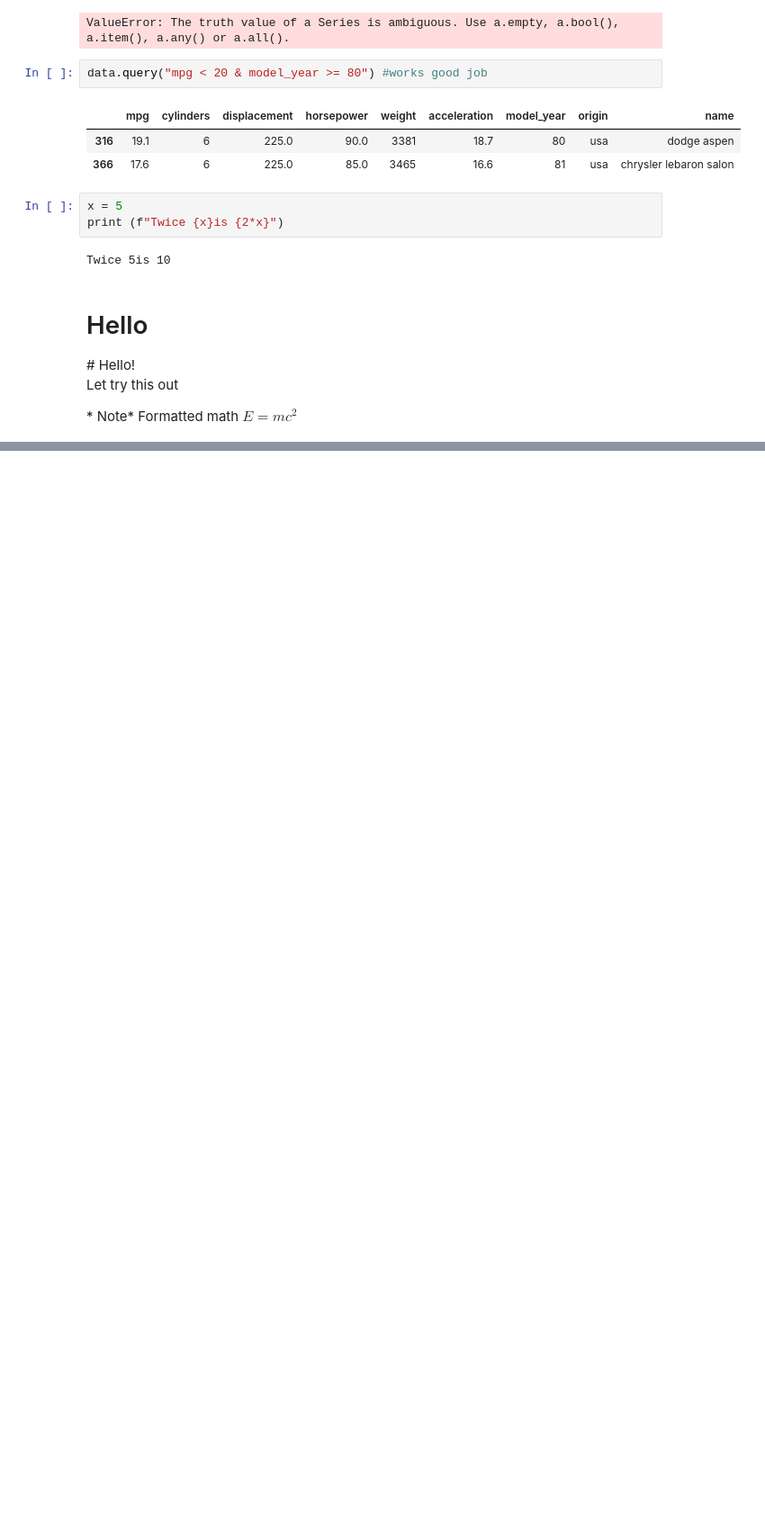
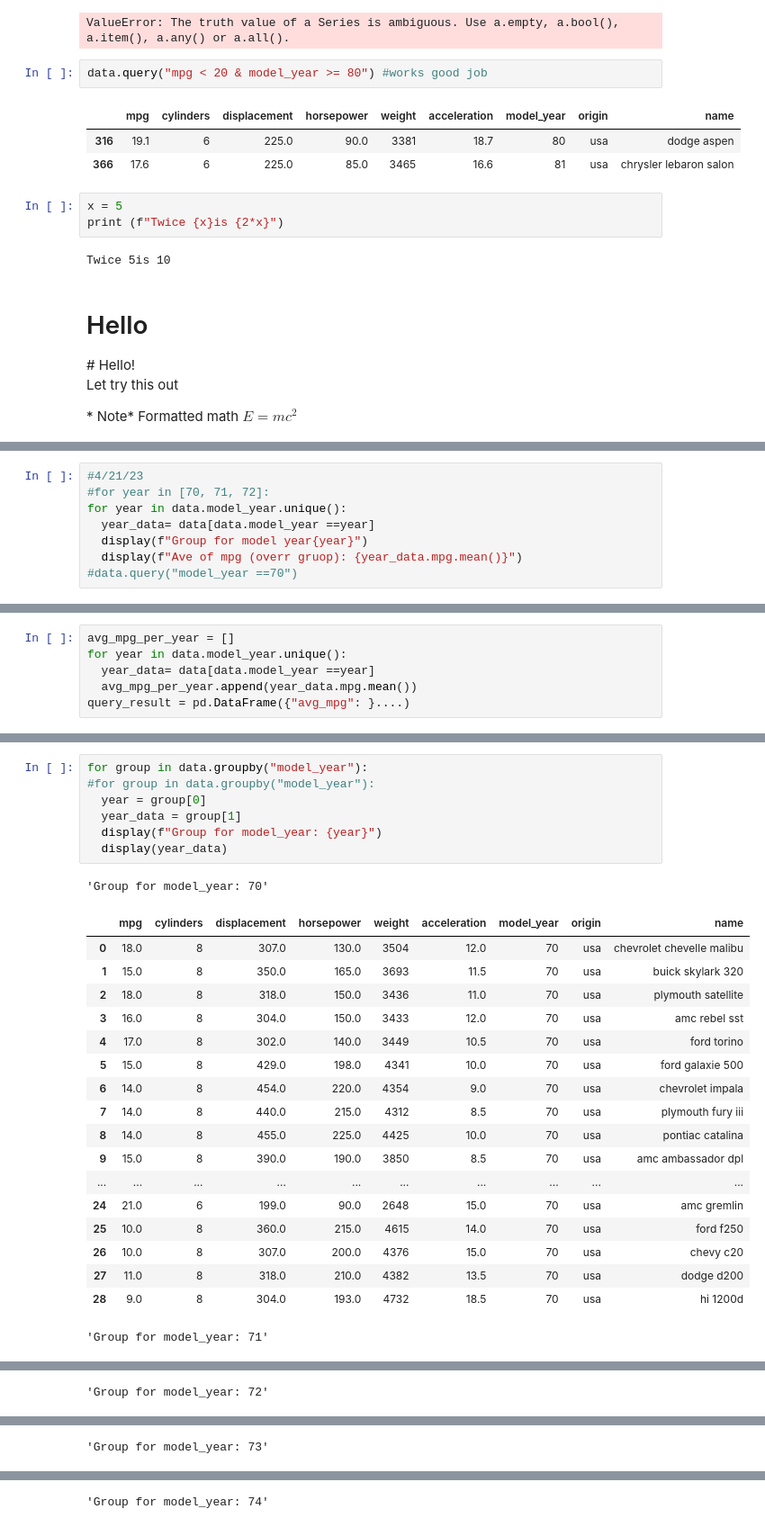
Before and after one commit to Nan227/python2023SP, a Jupyter notebook: hello_jupyter.ipynb, the cells around one changed output, grey strips where cells are left out. Shown at 90% size. Saved outputs shown, nothing was run; the diff lists cells and outputs as text; blank space fills up the shorter version.

```diff
--- a/hello_jupyter.ipynb
+++ b/hello_jupyter.ipynb
@@ -200,0 +222,8 @@ Formatted math $E = mc^2$
+# %%
+#4/21/23
+#for year in [70, 71, 72]:
+for year in data.model_year.unique():
+  year_data= data[data.model_year ==year]
+  display(f"Group for model year{year}")
+  display(f"Ave of mpg (overr gruop): {year_data.mpg.mean()}")
+#data.query("model_year ==70")
@@ -200,0 +244,6 @@ Formatted math $E = mc^2$
+# %%
+avg_mpg_per_year = []
+for year in data.model_year.unique():
+  year_data= data[data.model_year ==year]
+  avg_mpg_per_year.append(year_data.mpg.mean())
+query_result = pd.DataFrame({"avg_mpg": }....)
@@ -200,0 +254,27 @@ Formatted math $E = mc^2$
+# %%
+for group in data.groupby("model_year"):
+#for group in data.groupby("model_year"):
+  year = group[0]
+  year_data = group[1]
+  display(f"Group for model_year: {year}")
+  display(year_data)
+# %% [output]
+'Group for model_year: 70'
+|  | mpg | cylinders | displacement | horsepower | weight | acceleration | model_year | origin | name |
+| 0 | 18.0 | 8 | 307.0 | 130.0 | 3504 | 12.0 | 70 | usa | chevrolet chevelle malibu |
+| 1 | 15.0 | 8 | 350.0 | 165.0 | 3693 | 11.5 | 70 | usa | buick skylark 320 |
+| 2 | 18.0 | 8 | 318.0 | 150.0 | 3436 | 11.0 | 70 | usa | plymouth satellite |
+| 3 | 16.0 | 8 | 304.0 | 150.0 | 3433 | 12.0 | 70 | usa | amc rebel sst |
+| 4 | 17.0 | 8 | 302.0 | 140.0 | 3449 | 10.5 | 70 | usa | ford torino |
+| 5 | 15.0 | 8 | 429.0 | 198.0 | 4341 | 10.0 | 70 | usa | ford galaxie 500 |
+| 6 | 14.0 | 8 | 454.0 | 220.0 | 4354 | 9.0 | 70 | usa | chevrolet impala |
+| 7 | 14.0 | 8 | 440.0 | 215.0 | 4312 | 8.5 | 70 | usa | plymouth fury iii |
+| 8 | 14.0 | 8 | 455.0 | 225.0 | 4425 | 10.0 | 70 | usa | pontiac catalina |
+| 9 | 15.0 | 8 | 390.0 | 190.0 | 3850 | 8.5 | 70 | usa | amc ambassador dpl |
+| ... | ... | ... | ... | ... | ... | ... | ... | ... | ... |
+| 24 | 21.0 | 6 | 199.0 | 90.0 | 2648 | 15.0 | 70 | usa | amc gremlin |
+| 25 | 10.0 | 8 | 360.0 | 215.0 | 4615 | 14.0 | 70 | usa | ford f250 |
+| 26 | 10.0 | 8 | 307.0 | 200.0 | 4376 | 15.0 | 70 | usa | chevy c20 |
+| 27 | 11.0 | 8 | 318.0 | 210.0 | 4382 | 13.5 | 70 | usa | dodge d200 |
+| 28 | 9.0 | 8 | 304.0 | 193.0 | 4732 | 18.5 | 70 | usa | hi 1200d |
+'Group for model_year: 71'
@@ -200,0 +298 @@ Formatted math $E = mc^2$
+'Group for model_year: 72'
@@ -200,0 +316 @@ Formatted math $E = mc^2$
+'Group for model_year: 73'
@@ -200,0 +334 @@ Formatted math $E = mc^2$
+'Group for model_year: 74'
```
Also changed, not shown: parts of 8 cells of this notebook, 2 other files.
